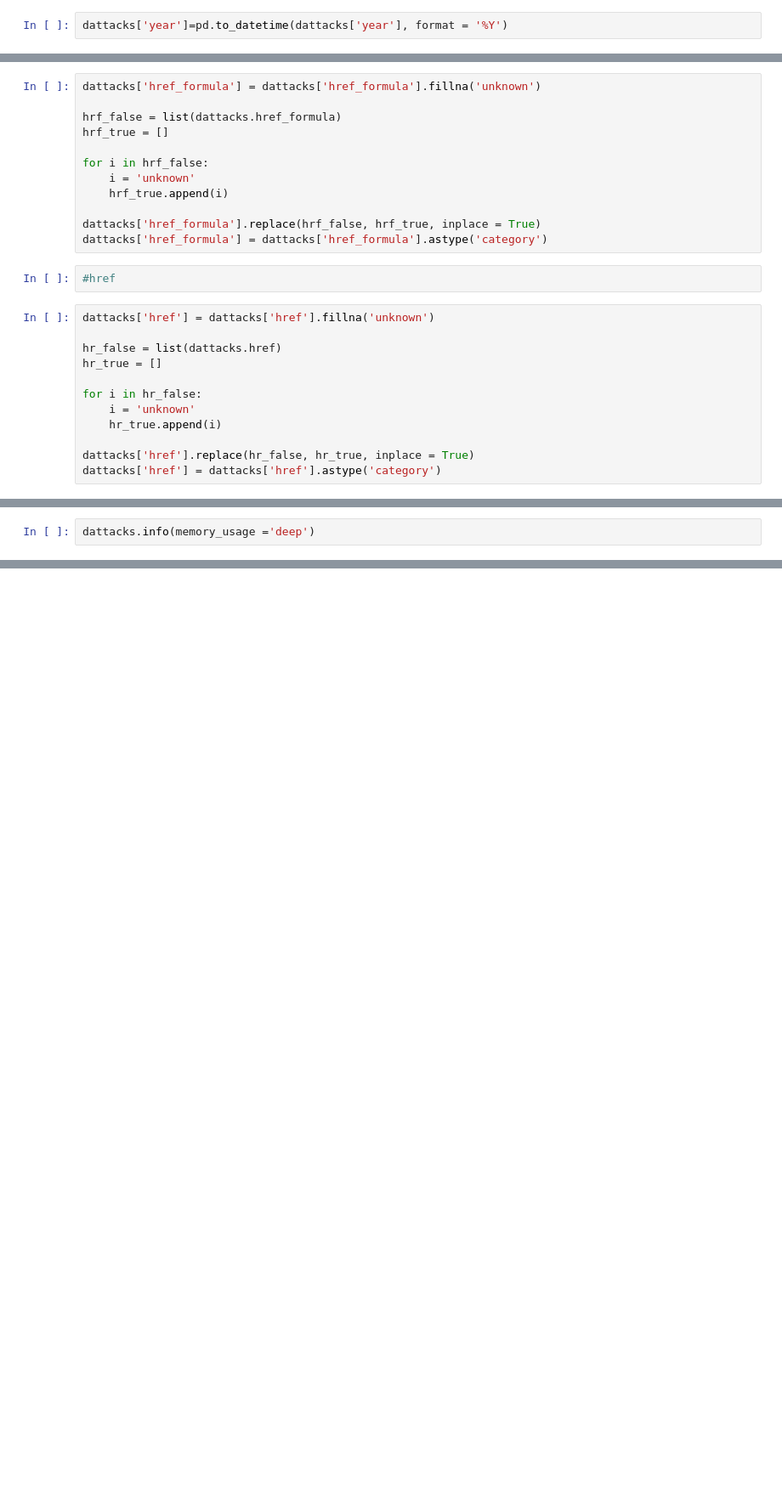
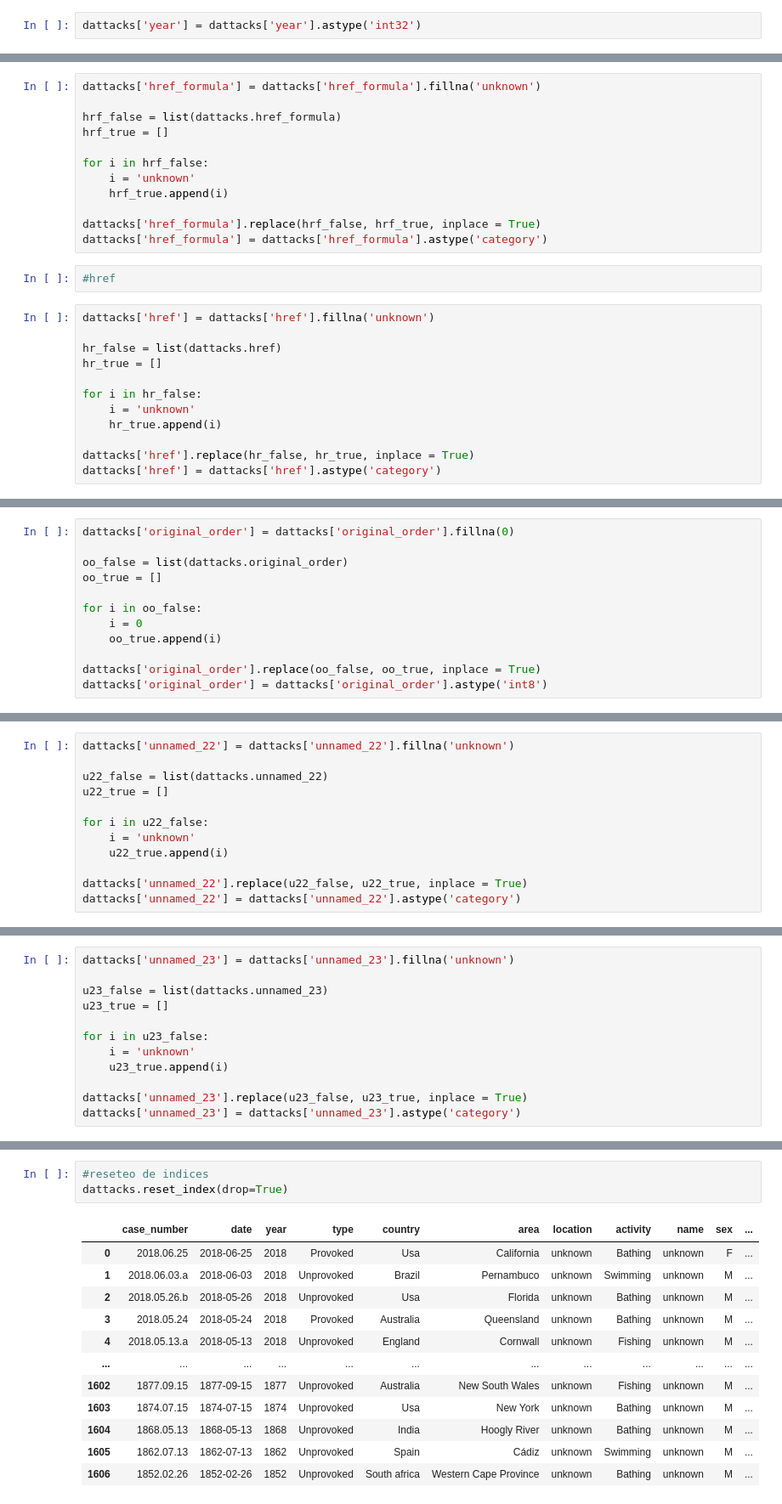
Before and after one commit to Miguelmotacava/w2-pandas-project-mmc-, a Jupyter notebook: code/main.ipynb, the cells around one changed output, grey strips where cells are left out. Shown: that part at 85% size. Saved outputs shown, nothing was run; the diff lists cells and outputs as text; blank space fills up the shorter version.

```diff
--- a/code/main.ipynb
+++ b/code/main.ipynb
@@ -366,7 +366,7 @@ dattacks['date']=pd.to_datetime(dattacks['date'], format = '%d-%m-%Y')
 # %%
 #year
 # %%
-dattacks['year']=pd.to_datetime(dattacks['year'], format = '%Y')
+dattacks['year'] = dattacks['year'].astype('int32')
 # %%
 #sex
 # %%
@@ -882,0 +893,12 @@ dattacks['href'] = dattacks['href'].astype('category')
+# %%
+dattacks['original_order'] = dattacks['original_order'].fillna(0)
+
+oo_false = list(dattacks.original_order)
+oo_true = []
+
+for i in oo_false:
+    i = 0
+    oo_true.append(i)
+
+dattacks['original_order'].replace(oo_false, oo_true, inplace = True)
+dattacks['original_order'] = dattacks['original_order'].astype('int8')
@@ -882,0 +907,12 @@ dattacks['href'] = dattacks['href'].astype('category')
+# %%
+dattacks['unnamed_22'] = dattacks['unnamed_22'].fillna('unknown')
+
+u22_false = list(dattacks.unnamed_22)
+u22_true = []
+
+for i in u22_false:
+    i = 'unknown'
+    u22_true.append(i)
+
+dattacks['unnamed_22'].replace(u22_false, u22_true, inplace = True)
+dattacks['unnamed_22'] = dattacks['unnamed_22'].astype('category')
@@ -883,2 +921,12 @@ dattacks['href'] = dattacks['href'].astype('category')
 # %%
-dattacks.info(memory_usage ='deep')
+dattacks['unnamed_23'] = dattacks['unnamed_23'].fillna('unknown')
+
+u23_false = list(dattacks.unnamed_23)
+u23_true = []
+
+for i in u23_false:
+    i = 'unknown'
+    u23_true.append(i)
+
+dattacks['unnamed_23'].replace(u23_false, u23_true, inplace = True)
+dattacks['unnamed_23'] = dattacks['unnamed_23'].astype('category')
@@ -902,0 +957,16 @@ memory usage: 602.5 KB
+# %%
+#reseteo de indices
+dattacks.reset_index(drop=True)
+# %% [output]
+|  | case_number | date | year | type | country | area | location | activity | name | sex | ... |
+| 0 | 2018.06.25 | 2018-06-25 | 2018 | Provoked | Usa | California | unknown | Bathing | unknown | F | ... |
+| 1 | 2018.06.03.a | 2018-06-03 | 2018 | Unprovoked | Brazil | Pernambuco | unknown | Swimming | unknown | M | ... |
+| 2 | 2018.05.26.b | 2018-05-26 | 2018 | Unprovoked | Usa | Florida | unknown | Bathing | unknown | M | ... |
+| 3 | 2018.05.24 | 2018-05-24 | 2018 | Provoked | Australia | Queensland | unknown | Bathing | unknown | M | ... |
+| 4 | 2018.05.13.a | 2018-05-13 | 2018 | Unprovoked | England | Cornwall | unknown | Fishing | unknown | M | ... |
+| ... | ... | ... | ... | ... | ... | ... | ... | ... | ... | ... | ... |
+| 1602 | 1877.09.15 | 1877-09-15 | 1877 | Unprovoked | Australia | New South Wales | unknown | Fishing | unknown | M | ... |
+| 1603 | 1874.07.15 | 1874-07-15 | 1874 | Unprovoked | Usa | New York | unknown | Bathing | unknown | M | ... |
+| 1604 | 1868.05.13 | 1868-05-13 | 1868 | Unprovoked | India | Hoogly River | unknown | Bathing | unknown | M | ... |
+| 1605 | 1862.07.13 | 1862-07-13 | 1862 | Unprovoked | Spain | Cádiz | unknown | Swimming | unknown | M | ... |
+| 1606 | 1852.02.26 | 1852-02-26 | 1852 | Unprovoked | South africa | Western Cape Province | unknown | Bathing | unknown | M | ... |
```
Also changed, not shown: parts of 14 cells of this notebook, 2 other files.
